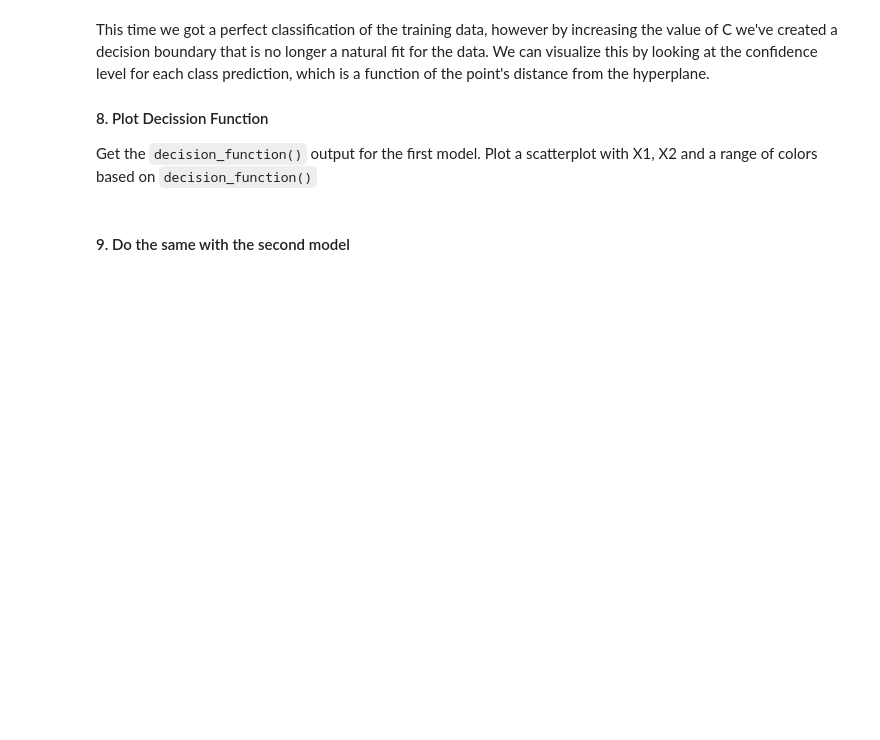
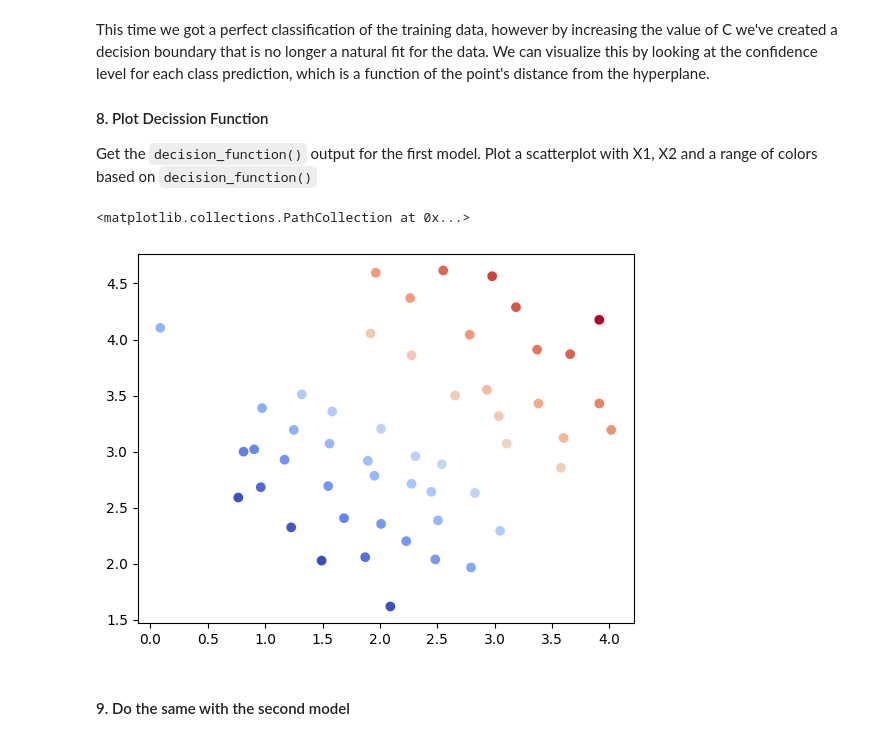
Before and after one commit to ana-macias/PRUEBA, a Jupyter notebook: 3-Machine_Learning/1-Supervisado/4-RegorClass/8-SVM/ejercicios/Ejercicios_SVM.ipynb, the cells around one changed output. Cells and saved outputs as stored; diff of their text form; code cells hidden in the pictures; blank space fills up the shorter version.

```diff
--- a/3-Machine_Learning/1-Supervisado/4-RegorClass/8-SVM/ejercicios/Ejercicios_SVM.ipynb
+++ b/3-Machine_Learning/1-Supervisado/4-RegorClass/8-SVM/ejercicios/Ejercicios_SVM.ipynb
@@ -96,3 +141,4 @@ LinearSVC(C=1, loss='hinge', max_iter=10000)
 # %%
-scaler = StandardScaler()
-svm_clf1 = LinearSVC(C=1, loss="hinge", random_state=42, max_iter = 10000)
+
+svm_clf1 = LinearSVC(C=1, loss="hinge", random_state=10, max_iter = 10000)
+svm_clf1.fit(X,y)
@@ -99,10 +147,3 @@ svm_clf1 = LinearSVC(C=1, loss="hinge", random_state=42, max_iter = 10000)
 # %% [markdown]
 #### 6. Try the performance (score)
 For the first experiment we'll use C=1 and see how it performs.
-# %%
-scaled_svm_clf1 = Pipeline([
-        ("scaler", scaler),
-        ("linear_svc", svm_clf1),
-    ])
-
-scaled_svm_clf1.fit(X, y)
@@ -114,3 +155,6 @@ NameError: name 'y' is not defined
 It appears that it mis-classified the outlier.
 
 #### 7. Increase the value of C until you get a perfect classifier
+# %%
+svm_clf2 = LinearSVC(C=500, loss="hinge", max_iter = 10000, random_state=10)
+svm_clf2.fit(X,y)
@@ -119,6 +169,13 @@ This time we got a perfect classification of the training data, however by incre
 
 #### 8. Plot Decission Function
 Get the `decision_function()` output for the first model. Plot a scatterplot with X1, X2 and a range of colors based on `decision_function()`
+# %%
+conf = svm_clf1.decision_function(X)
+# %%
+plt.scatter(df['X1'], df['X2'], c=conf, cmap = 'coolwarm') # Es como un Heatmap
+# %% [output]
+<matplotlib.collections.PathCollection at 0x...>
+[figure, added]
 # %% [markdown]
 #### 9. Do the same with the second model
 # %% [markdown]
```
Also changed, not shown: parts of 35 cells of this notebook.
